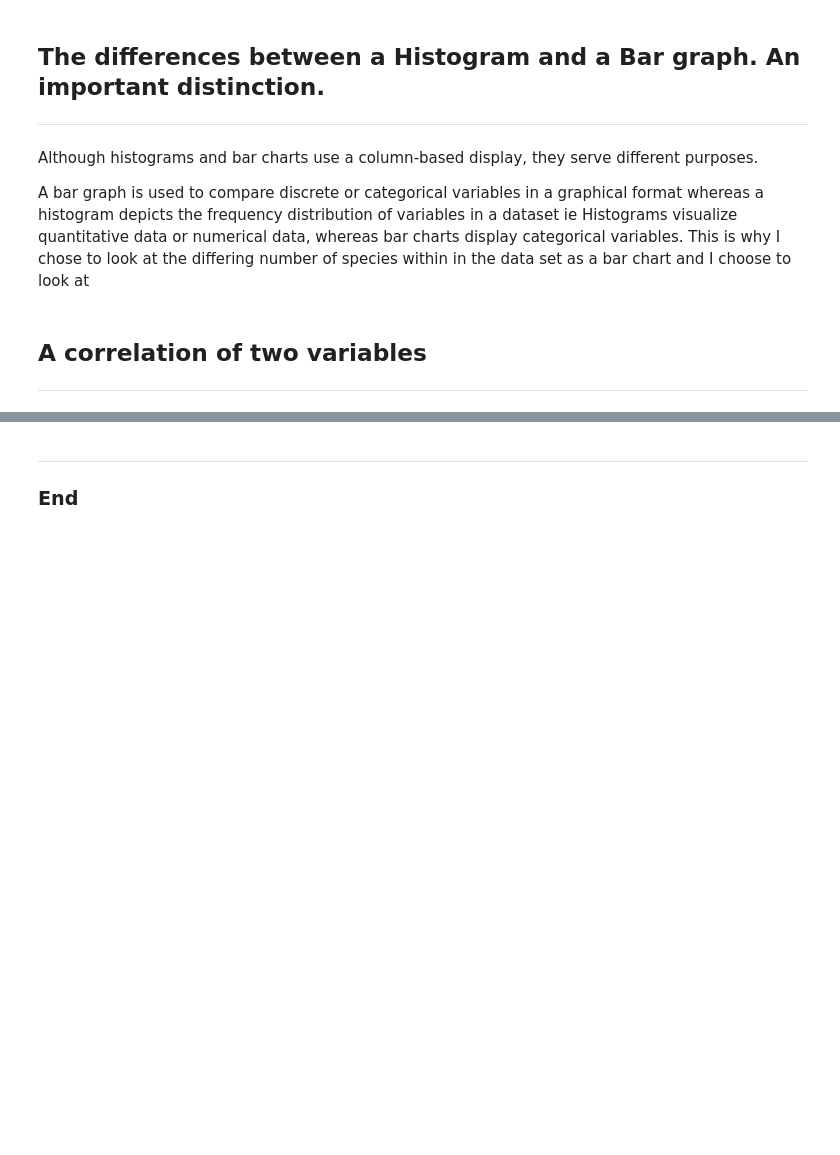
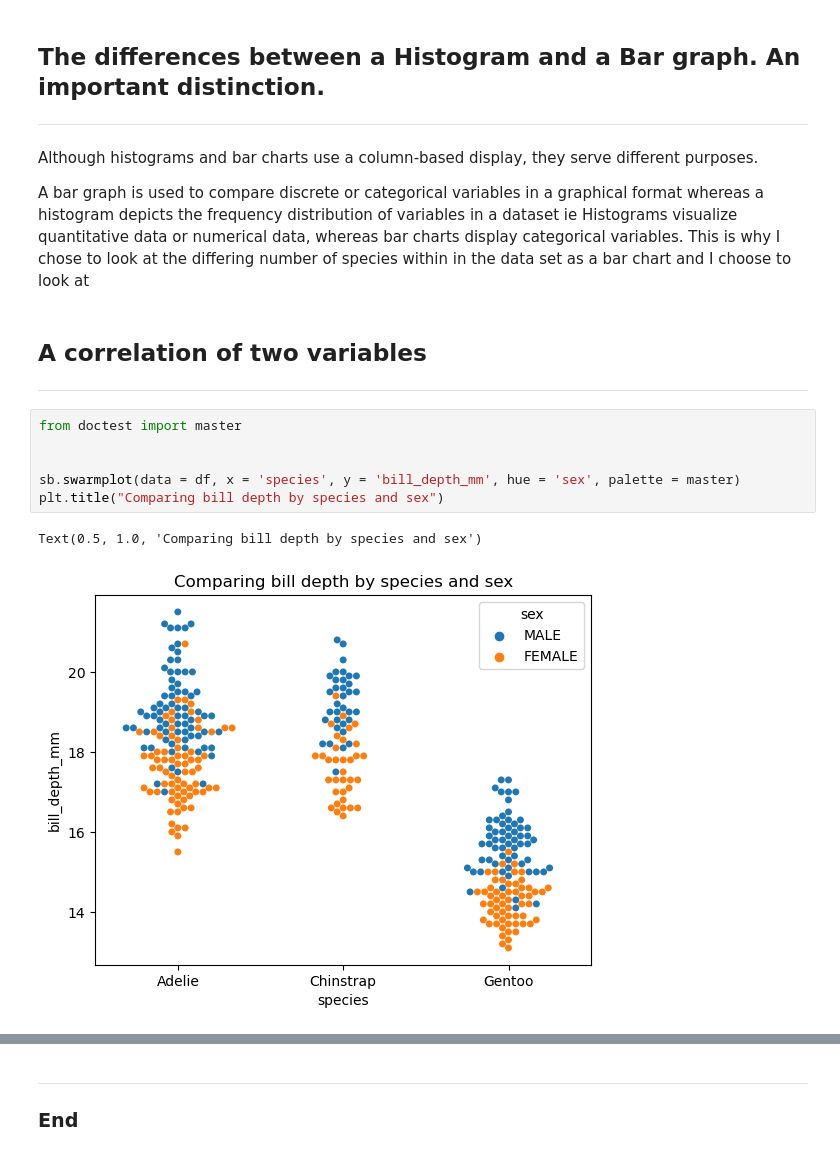
Before and after one commit to GraceMarySmyth/MyProject, a Jupyter notebook: Penguins.ipynb, the cells around one changed output, grey strips where cells are left out. Cells and saved outputs as stored; diff of their text form; blank space fills up the shorter version.

```diff
--- a/Penguins.ipynb
+++ b/Penguins.ipynb
@@ -305,3 +336,12 @@ A bar graph is used to compare discrete or categorical variables in a graphical
 ## A correlation of two variables
 
 ***
+# %%
+from doctest import master
+
+
+sb.swarmplot(data = df, x = 'species', y = 'bill_depth_mm', hue = 'sex', palette = master)
+plt.title("Comparing bill depth by species and sex")
+# %% [output]
+Text(0.5, 1.0, 'Comparing bill depth by species and sex')
+[figure, added]
```
Also changed, not shown: parts of 11 cells of this notebook, 1 other file.
